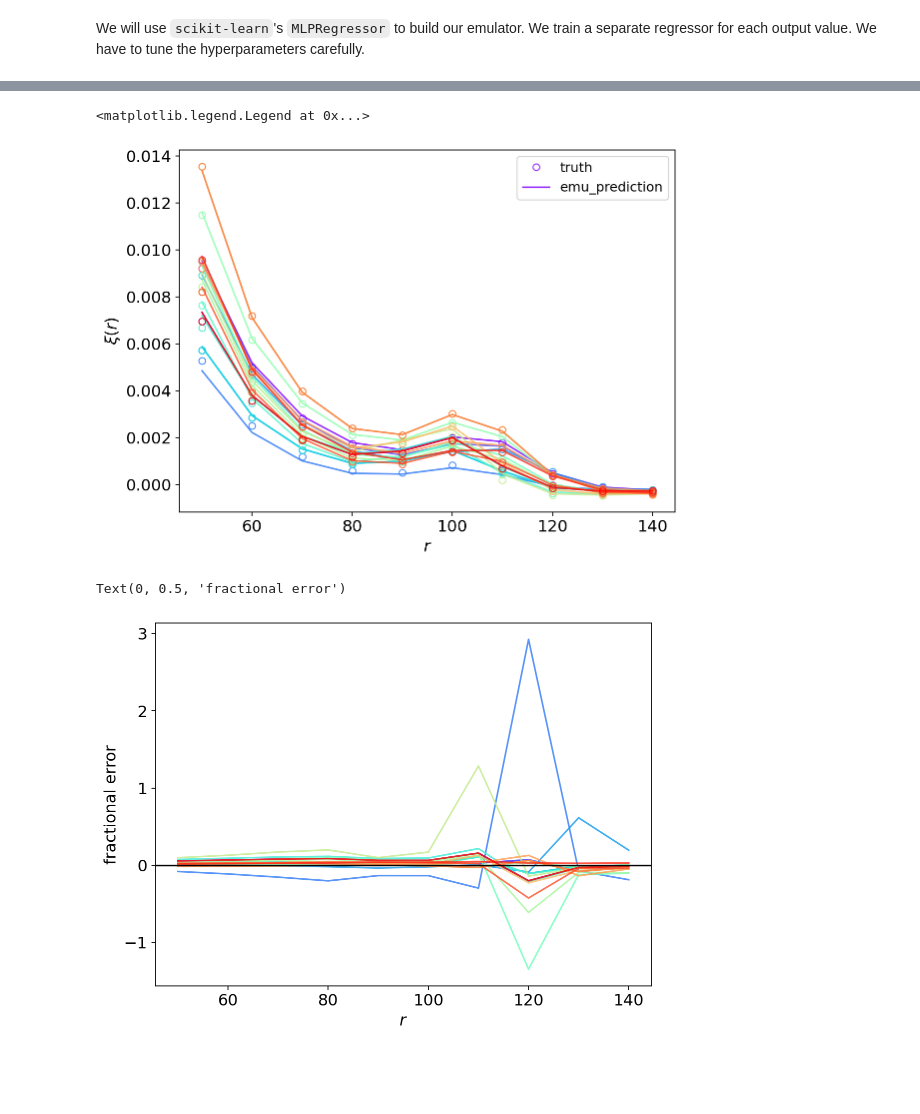
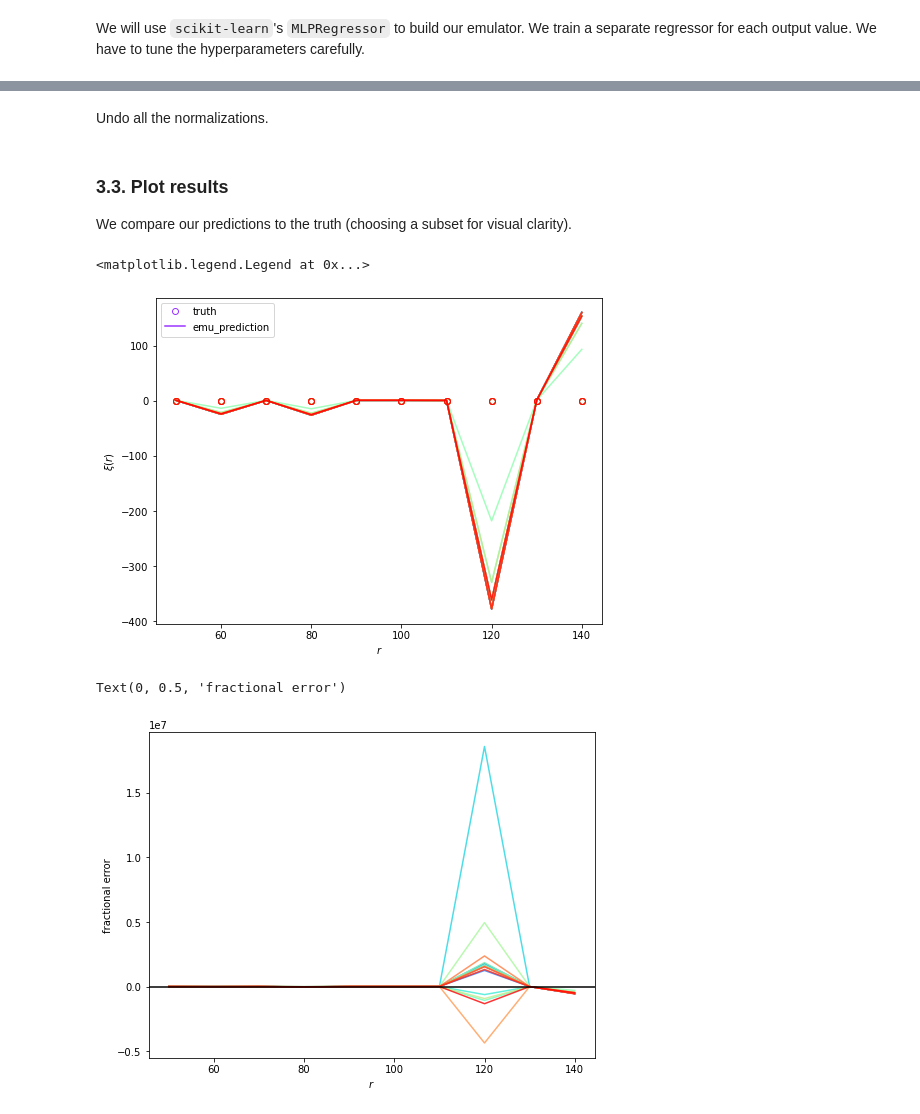
Before and after one commit to kstoreyf/emu-fight, a Jupyter notebook: emulator_examples/Emulator_Celererite.ipynb, the cells around one changed output, grey strips where cells are left out. Drawn from its saved outputs; the diff is of its cells as text; code cells hidden in the pictures; blank space fills up the shorter version.

Commit message:
Final celerite notebook

```diff
--- a/emulator_examples/Emulator_Celererite.ipynb
+++ b/emulator_examples/Emulator_Celererite.ipynb
@@ -315,0 +125,27 @@ for j in range(n_values):
+# %%
+y_mean = np.mean(ys_train, axis=0)
+ys_train = ys_train/y_mean
+ys_test = ys_test/y_mean
+# %%
+
+number_outputs = np.shape(ys_test)[1]
+print(number_outputs)
+ys_test_preds = ys_test.copy()
+ys_train_0 = ys_train.iloc[:, 0]
+for i in np.arange(number_outputs):
+    print(i)
+    ys_train_i = ys_train.iloc[:, i]
+
+    term1 = terms.RealTerm(-1, 8.5)
+
+    term2 = terms.JitterTerm(log_sigma=10)
+
+    term3 = terms.RealTerm(log_a=np.log(np.var(ys_train_i)+5), log_c=-np.log(5.0))
+
+
+    # Try different kernels
+    kernel = term1
+
+    ys_pred, ys_cov = fit_gp_celerite(kernel=kernel, x=xs_train,
+                     y=ys_train_i, x_new=xs_test)
+    ys_test_preds.iloc[:, i] = ys_pred
@@ -316,3 +170,12 @@ for j in range(n_values):
+# %% [markdown]
+Undo all the normalizations.
+# %%
+ys_test = ys_test*y_mean
+ys_test_preds = ys_test_preds*y_mean
+# %% [markdown]
+### 3.3. Plot results<a name="plotEmu"></a>
+
+We compare our predictions to the truth (choosing a subset for visual clarity).
 # %%
 n_plot = int(0.2*number_test)
 idxs = np.random.choice(np.arange(number_test), n_plot)
@@ -321,32 +184,34 @@ colors = np.array([plt.cm.rainbow(c) for c in color_idx])
 # %%
 plt.figure(figsize=(8,6))
 for i in range(n_plot):
-    ys_test_plot = ys_test[idxs,:][i]
-    ys_predict_plot = ys_predict[idxs][i]
+    ys_test_i = ys_test.iloc[idxs[i], :]
+    ys_pred_i = ys_test_preds.iloc[idxs[i], :]
     if i==0:
         label_test = 'truth'
-        label_predict = 'emu_prediction'
+        label_pred = 'emu_prediction'
     else:
         label_test = None
-        label_predict = None
-    plt.plot(r_vals[:n_values], ys_test_plot, alpha=0.8, label=label_test, marker='o', markerfacecolor='None', ls='None', color=colors[i])
-    plt.plot(r_vals[:n_values], ys_predict_plot, alpha=0.8, label=label_predict, color=colors[i])
+        label_pred = None
+    plt.plot(r_vals, ys_test_i, alpha=0.8, label=label_test,
+             marker='o', markerfacecolor='None', ls='None', color=colors[i])
+    plt.plot(r_vals, ys_pred_i, alpha=0.8, label=label_pred, color=colors[i])
 plt.xlabel('$r$')
+# plt.ylim(-.001,0.015)
 plt.ylabel(r'$\xi(r)$')
 plt.legend()
 # %% [output]
 <matplotlib.legend.Legend at 0x...>
-[figure, old version]
+[figure, new version]
 # %%
 plt.figure(figsize=(8,6))
 for i in range(n_plot):
-    ys_test_plot = ys_test[idxs,:][i]
-    ys_predict_plot = ys_predict[idxs][i]
-    frac_err = (ys_predict_plot-ys_test_plot)/ys_test_plot
+    ys_test_i = ys_test.iloc[idxs[i], :]
+    ys_pred_i = ys_test_preds.iloc[idxs[i], :]
+    frac_err = (ys_pred_i-ys_test_i)/ys_test_i
     plt.plot(r_vals, frac_err, alpha=0.8, color=colors[i])
 plt.axhline(0.0, color='k')
 plt.xlabel('$r$')
 plt.ylabel(r'fractional error')
 # %% [output]
 Text(0, 0.5, 'fractional error')
-[figure, old version]
+[figure, new version]
```
Also changed, not shown: parts of 27 cells of this notebook.
